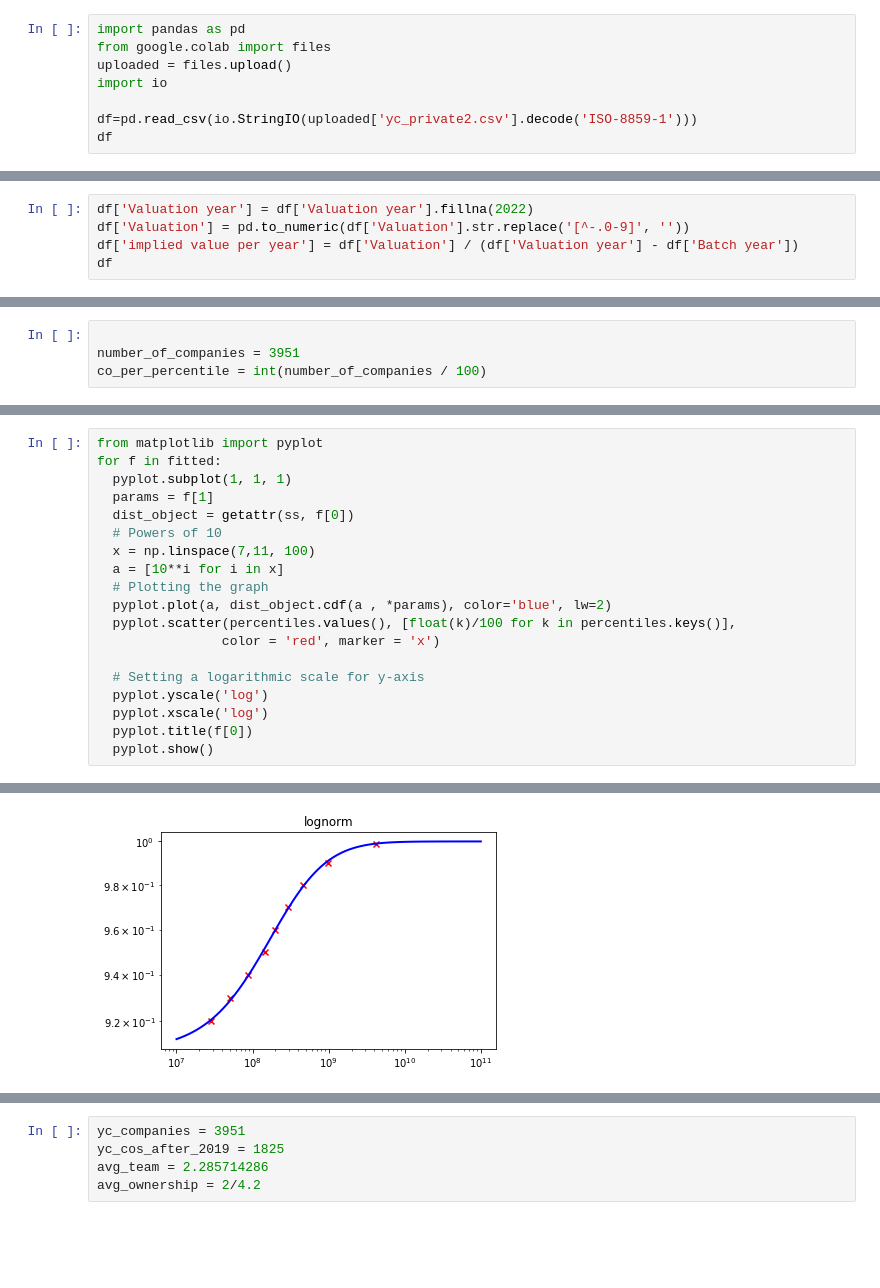
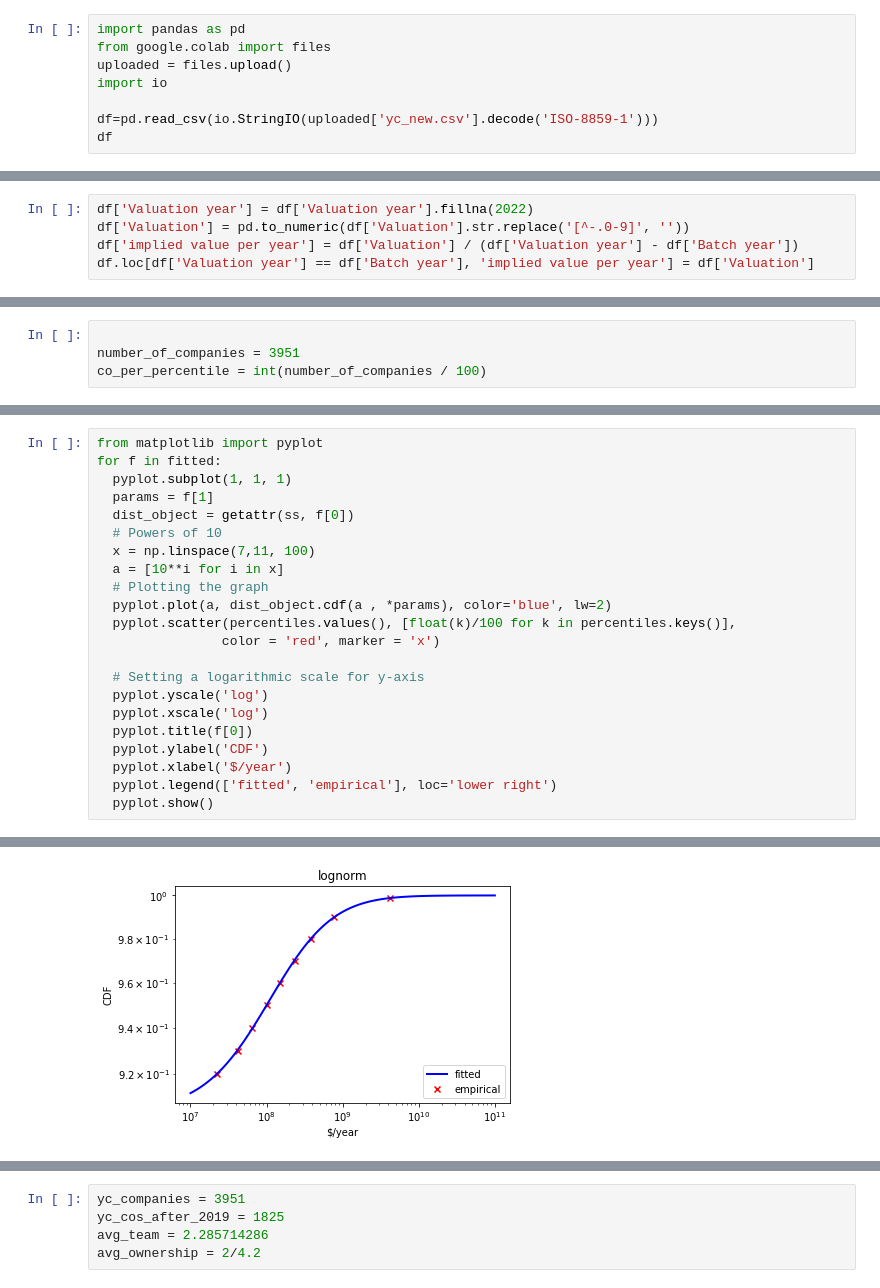
Before and after one commit to Xodarap/notebooks, a Jupyter notebook: ycombinator valuation.ipynb, the cells around one changed output, grey strips where cells are left out. Drawn from its saved outputs; the diff is of its cells as text; blank space fills up the shorter version.

```diff
--- a/ycombinator valuation.ipynb
+++ b/ycombinator valuation.ipynb
@@ -6,7 +6,7 @@ from google.colab import files
 uploaded = files.upload()
 import io
 
-df=pd.read_csv(io.StringIO(uploaded['yc_private2.csv'].decode('ISO-8859-1')))
+df=pd.read_csv(io.StringIO(uploaded['yc_new.csv'].decode('ISO-8859-1')))
 df
 # %% [output]
 [interactive output not drawn]
@@ -28,5 +28,5 @@ Saving yc_private2.csv to yc_private2.csv
 df['Valuation year'] = df['Valuation year'].fillna(2022)
 df['Valuation'] = pd.to_numeric(df['Valuation'].str.replace('[^-.0-9]', ''))
 df['implied value per year'] = df['Valuation'] / (df['Valuation year'] - df['Batch year'])
-df
+df.loc[df['Valuation year'] == df['Batch year'], 'implied value per year'] = df['Valuation']
 # %% [output]
@@ -118,5 +109,8 @@ for f in fitted:
   pyplot.yscale('log')
   pyplot.xscale('log')
   pyplot.title(f[0])
+  pyplot.ylabel('CDF')
+  pyplot.xlabel('$/year')
+  pyplot.legend(['fitted', 'empirical'], loc='lower right')
   pyplot.show()
 # %% [output]
@@ -124 +118 @@ for f in fitted:
-[figure, old version]
+[figure, new version]
```
Also changed, not shown: parts of 10 cells of this notebook.
